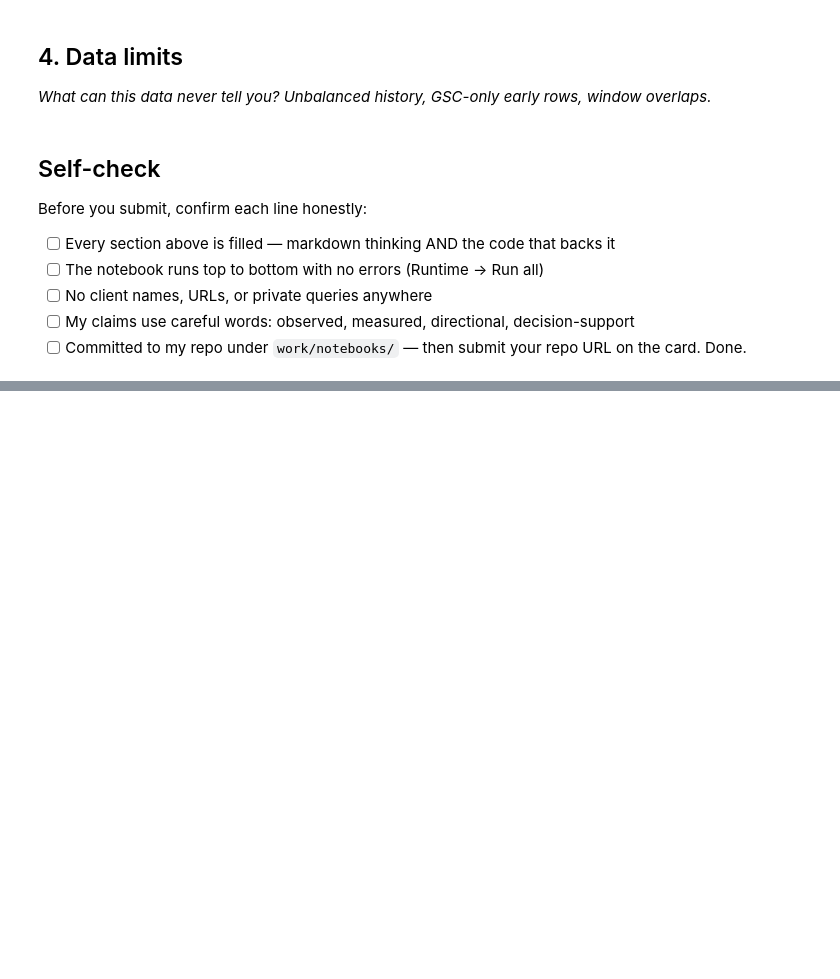
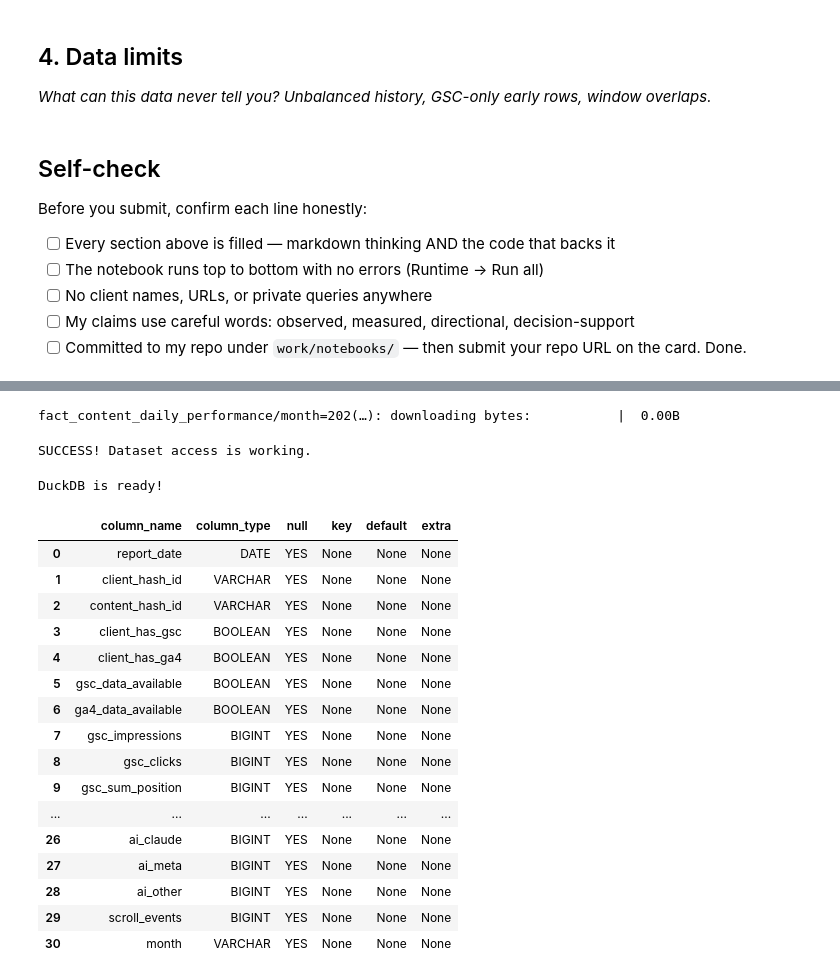
Before and after one commit to ehsansukhera55-debug/flyrank-ml-internship, a Jupyter notebook: work/notebooks/w03_data_contract.ipynb, the cells around one changed output, grey strips where cells are left out. Saved outputs shown, nothing was run; the diff lists cells and outputs as text; code cells hidden in the pictures; blank space fills up the shorter version.

```diff
--- a/work/notebooks/w03_data_contract.ipynb
+++ b/work/notebooks/w03_data_contract.ipynb
@@ -46,0 +172,68 @@ Before you submit, confirm each line honestly:
+# %%
+from huggingface_hub import hf_hub_download
+
+file_path = hf_hub_download(
+    repo_id="FlyRank/internship-warehouse",
+    filename="fact_content_daily_performance/month=2026-03/data_0.parquet",
+    repo_type="dataset",
+    token=HF_TOKEN
+)
+
+print("SUCCESS! Dataset access is working.")
+# %% [output]
+fact_content_daily_performance/month=202(…): downloading bytes:           |  0.00B
+SUCCESS! Dataset access is working.
+# %%
+import duckdb
+from google.colab import userdata
+
+HF_TOKEN = userdata.get("HF_TOKEN")
+
+con = duckdb.connect()
+
+con.execute("INSTALL httpfs")
+con.execute("LOAD httpfs")
+
+safe_token = HF_TOKEN.replace("'", "''")
+
+con.execute(f"""
+    CREATE OR REPLACE SECRET hf_token (
+        TYPE huggingface,
+        TOKEN '{safe_token}'
+    )
+""")
+
+print("DuckDB is ready!")
+# %% [output]
+DuckDB is ready!
+# %%
+daily_path = (
+    "hf://datasets/FlyRank/internship-warehouse/"
+    "fact_content_daily_performance/month=2026-03/*.parquet"
+)
+
+schema = con.sql(f"""
+    DESCRIBE
+    SELECT *
+    FROM read_parquet('{daily_path}')
+""").df()
+
+display(schema)
+# %% [output]
+|  | column_name | column_type | null | key | default | extra |
+| 0 | report_date | DATE | YES | None | None | None |
+| 1 | client_hash_id | VARCHAR | YES | None | None | None |
+| 2 | content_hash_id | VARCHAR | YES | None | None | None |
+| 3 | client_has_gsc | BOOLEAN | YES | None | None | None |
+| 4 | client_has_ga4 | BOOLEAN | YES | None | None | None |
+| 5 | gsc_data_available | BOOLEAN | YES | None | None | None |
+| 6 | ga4_data_available | BOOLEAN | YES | None | None | None |
+| 7 | gsc_impressions | BIGINT | YES | None | None | None |
+| 8 | gsc_clicks | BIGINT | YES | None | None | None |
+| 9 | gsc_sum_position | BIGINT | YES | None | None | None |
+| ... | ... | ... | ... | ... | ... | ... |
+| 26 | ai_claude | BIGINT | YES | None | None | None |
+| 27 | ai_meta | BIGINT | YES | None | None | None |
+| 28 | ai_other | BIGINT | YES | None | None | None |
+| 29 | scroll_events | BIGINT | YES | None | None | None |
+| 30 | month | VARCHAR | YES | None | None | None |
```
Also changed, not shown: parts of 23 cells of this notebook.
